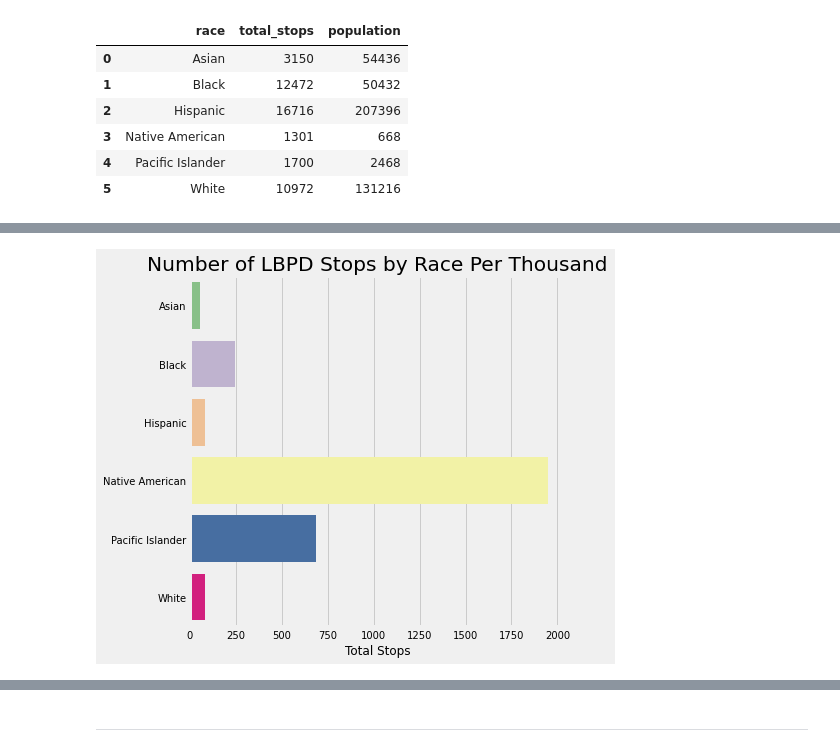
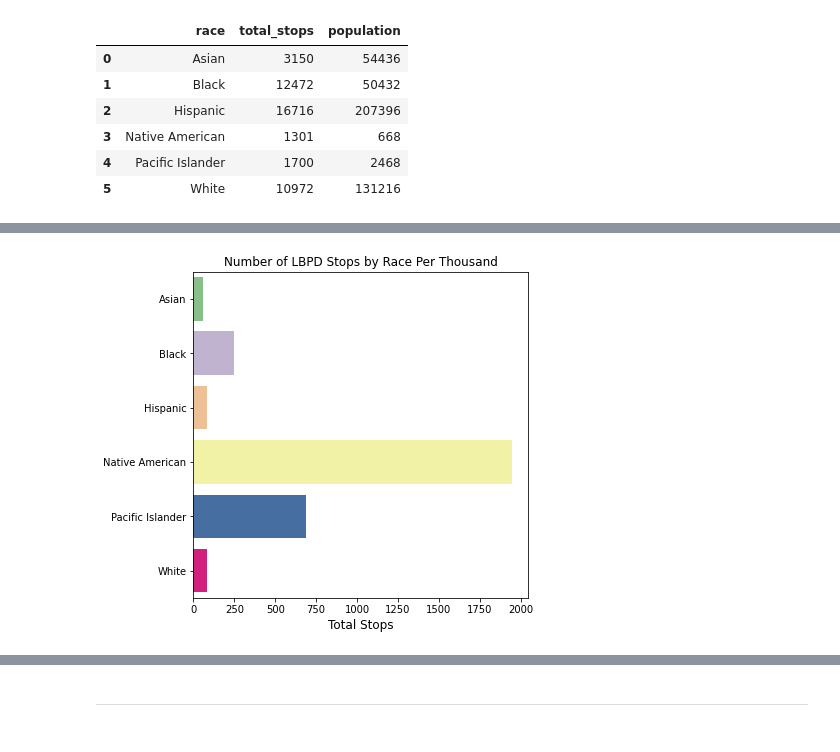
Before and after one commit to tsamba120/Long-Beach-Policing-Analysis, a Jupyter notebook: notebooks/lbpd_eda.ipynb, the cells around one changed output, grey strips where cells are left out. Cells and saved outputs as stored; diff of their text form; code cells hidden in the pictures.

```diff
--- a/notebooks/lbpd_eda.ipynb
+++ b/notebooks/lbpd_eda.ipynb
@@ -51,7 +54,6 @@ lb_census = pd.read_csv('/Users/terencerustia/Documents/Data Science/Long Beach
 # %%
-plt.style.use('fivethirtyeight')
 fig, ax = plt.subplots(figsize=(6,6))
-g = sns.barplot(x='total_stops', y='race', data=stop_sums, palette='Accent_r')
+g = sns.barplot(x='total_stops', y='race', data=stop_sums, palette='Accent')
 g.set_ylabel('')
 g.set_xlabel('Total Stops', fontsize=12)
 g.set_title('Number of LBPD Stops by Race')
@@ -89,6 +91,6 @@ stop_sums_pop
 | 4 | Pacific Islander | 1700 | 2468 |
 | 5 | White | 10972 | 131216 |
 # %%
-stop_sums_pop['stops_per_thousand'] = round(stop_sums_pop['total_stops'] / (stop_sums_pop['population'] / 1000), 1)
+stop_sums_pop['perThou'] = round(stop_sums_pop['total_stops'] / (stop_sums_pop['population'] / 1000), 1)
 stop_sums_pop
 # %% [output]
@@ -109,12 +111,11 @@ stops_per_thousand                                            3025.2
 dtype: object
 # %%
-plt.style.use('fivethirtyeight')
 fig, ax = plt.subplots(figsize=(6,6))
-g = sns.barplot(x='stops_per_thousand', y='race', data=stop_sums_pop, palette='Accent')
+g = sns.barplot(x='perThou', y='race', data=stop_sums_pop, palette='Accent')
 g.set_ylabel('')
 g.set_xlabel('Total Stops', fontsize=12)
 g.set_title('Number of LBPD Stops by Race Per Thousand')
 ax.tick_params(axis='x', labelsize=10)
 ax.tick_params(axis='y', labelsize=10);
 # %% [output]
-[figure, old version]
+[figure, new version]
```
Also changed, not shown: parts of 36 cells of this notebook.
